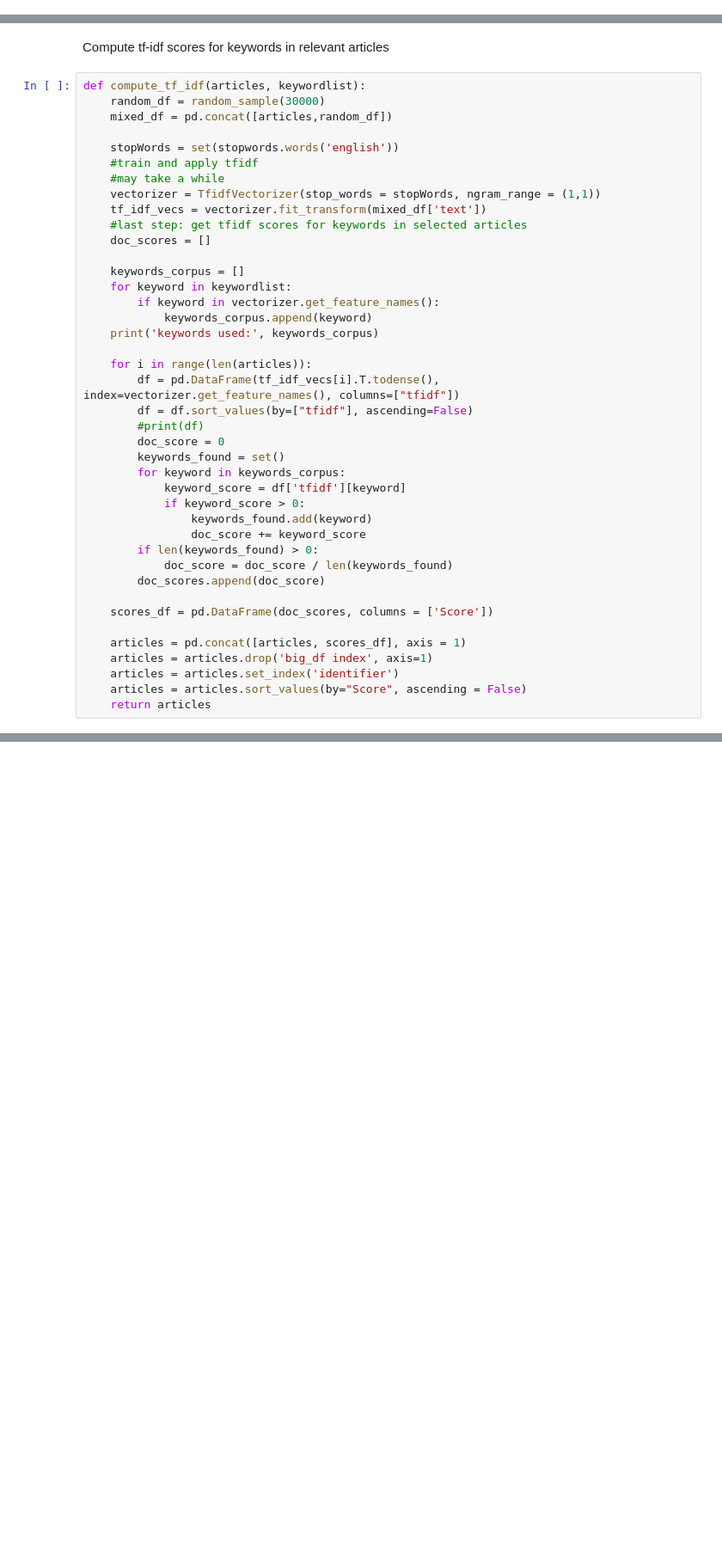
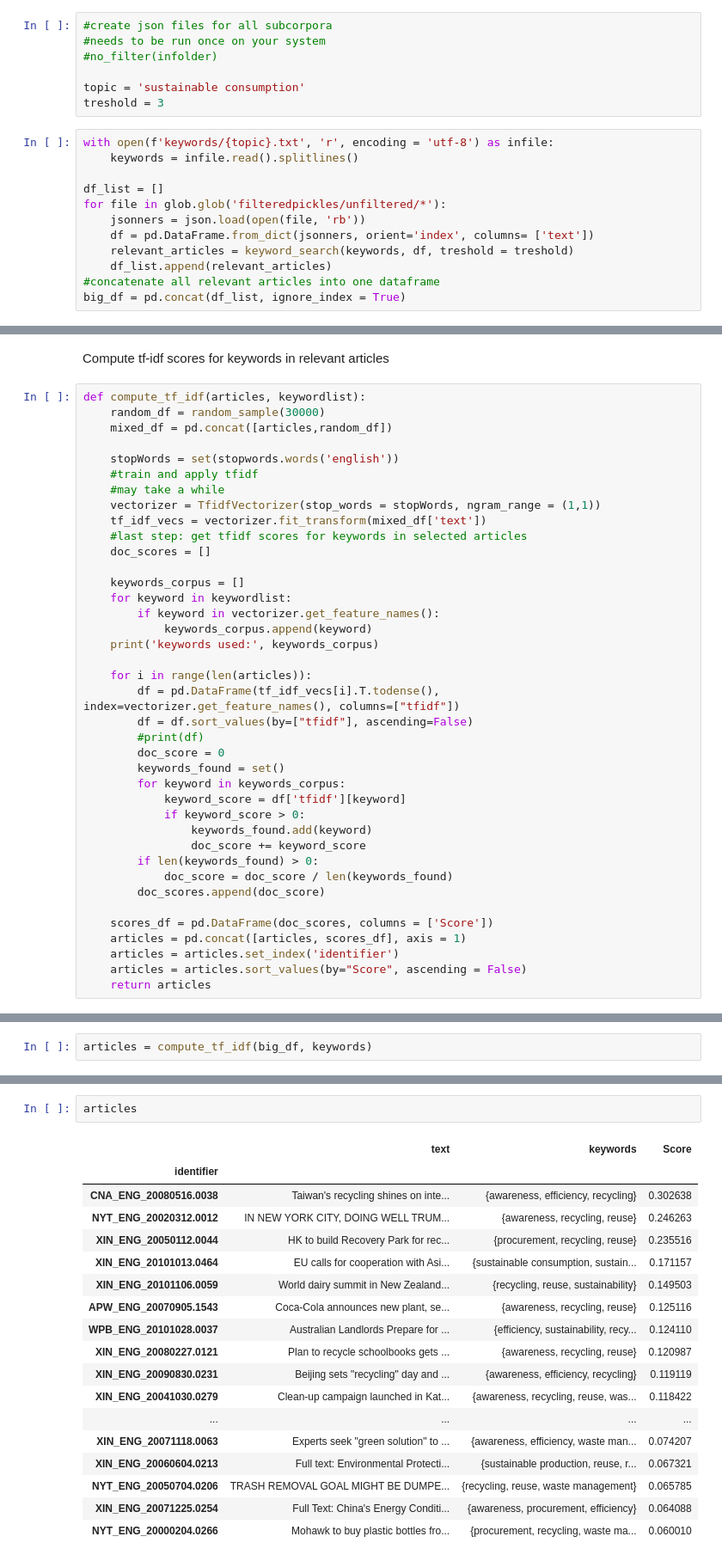
Before and after one commit to cltl/ma-tm-domains-SDG-tracker, a Jupyter notebook: keyword_search/keyword_search_tfidf.ipynb, the cells around one changed output, grey strips where cells are left out. Shown at 86% size. Drawn from its saved outputs; the diff is of its cells as text; blank space fills up the shorter version.

```diff
--- a/keyword_search/keyword_search_tfidf.ipynb
+++ b/keyword_search/keyword_search_tfidf.ipynb
@@ -115,0 +69,19 @@ The number of articles found: 1785
+# %%
+#create json files for all subcorpora
+#needs to be run once on your system
+#no_filter(infolder)
+
+topic = 'sustainable consumption'
+treshold = 3
+# %%
+with open(f'keywords/{topic}.txt', 'r', encoding = 'utf-8') as infile:
+    keywords = infile.read().splitlines()
+
+df_list = []
+for file in glob.glob('filteredpickles/unfiltered/*'):
+    jsonners = json.load(open(file, 'rb'))
+    df = pd.DataFrame.from_dict(jsonners, orient='index', columns= ['text'])
+    relevant_articles = keyword_search(keywords, df, treshold = treshold)
+    df_list.append(relevant_articles)
+#concatenate all relevant articles into one dataframe
+big_df = pd.concat(df_list, ignore_index = True)
@@ -188,9 +165,7 @@ def compute_tf_idf(articles, keywordlist):
         doc_scores.append(doc_score)
 
     scores_df = pd.DataFrame(doc_scores, columns = ['Score'])
-
     articles = pd.concat([articles, scores_df], axis = 1)
-    articles = articles.drop('big_df index', axis=1)
     articles = articles.set_index('identifier')
     articles = articles.sort_values(by="Score", ascending = False)
     return articles
@@ -214,0 +172,2 @@ keywords used: ['social protection', 'protection systems', 'protection measures'
+# %%
+articles = compute_tf_idf(big_df, keywords)
@@ -214,0 +179,21 @@ keywords used: ['social protection', 'protection systems', 'protection measures'
+# %%
+articles
+# %% [output]
+|  | text | keywords | Score |
+| identifier |  |  |  |
+| CNA_ENG_20080516.0038 | Taiwan's recycling shines on inte... | {awareness, efficiency, recycling} | 0.302638 |
+| NYT_ENG_20020312.0012 | IN NEW YORK CITY, DOING WELL TRUM... | {awareness, recycling, reuse} | 0.246263 |
+| XIN_ENG_20050112.0044 | HK to build Recovery Park for rec... | {procurement, recycling, reuse} | 0.235516 |
+| XIN_ENG_20101013.0464 | EU calls for cooperation with Asi... | {sustainable consumption, sustain... | 0.171157 |
+| XIN_ENG_20101106.0059 | World dairy summit in New Zealand... | {recycling, reuse, sustainability} | 0.149503 |
+| APW_ENG_20070905.1543 | Coca-Cola announces new plant, se... | {awareness, recycling, reuse} | 0.125116 |
+| WPB_ENG_20101028.0037 | Australian Landlords Prepare for ... | {efficiency, sustainability, recy... | 0.124110 |
+| XIN_ENG_20080227.0121 | Plan to recycle schoolbooks gets ... | {awareness, recycling, reuse} | 0.120987 |
+| XIN_ENG_20090830.0231 | Beijing sets "recycling" day and ... | {awareness, efficiency, recycling} | 0.119119 |
+| XIN_ENG_20041030.0279 | Clean-up campaign launched in Kat... | {awareness, recycling, reuse, was... | 0.118422 |
+| ... | ... | ... | ... |
+| XIN_ENG_20071118.0063 | Experts seek "green solution" to ... | {awareness, efficiency, waste man... | 0.074207 |
+| XIN_ENG_20060604.0213 | Full text: Environmental Protecti... | {sustainable production, reuse, r... | 0.067321 |
+| NYT_ENG_20050704.0206 | TRASH REMOVAL GOAL MIGHT BE DUMPE... | {recycling, reuse, waste management} | 0.065785 |
+| XIN_ENG_20071225.0254 | Full Text: China's Energy Conditi... | {awareness, procurement, efficiency} | 0.064088 |
+| NYT_ENG_20000204.0266 | Mohawk to buy plastic bottles fro... | {procurement, recycling, waste ma... | 0.060010 |
```
Also changed, not shown: parts of 12 cells of this notebook.
